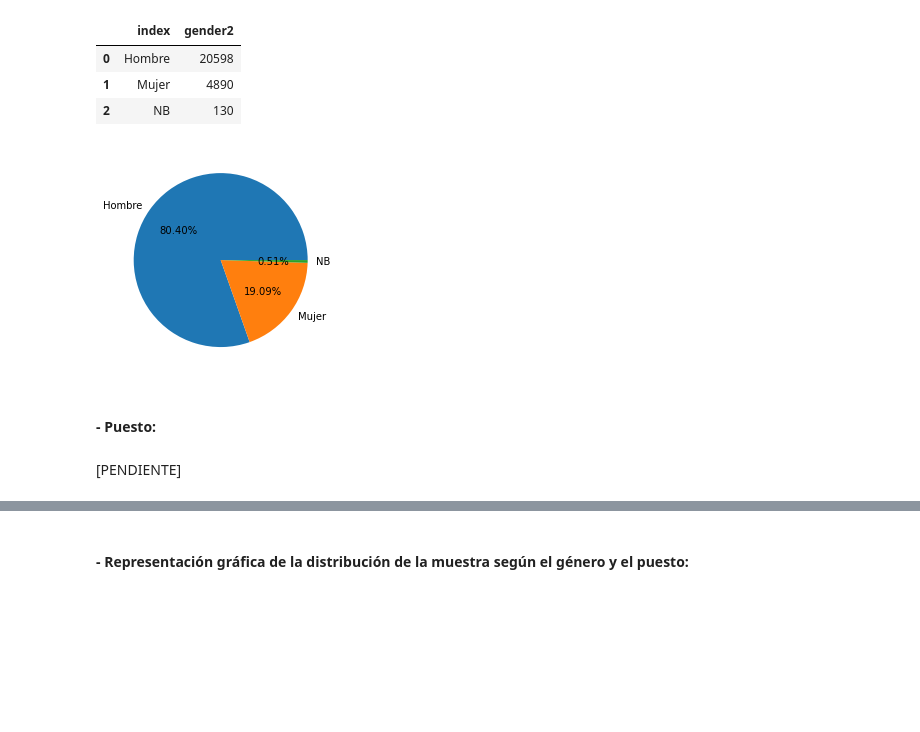
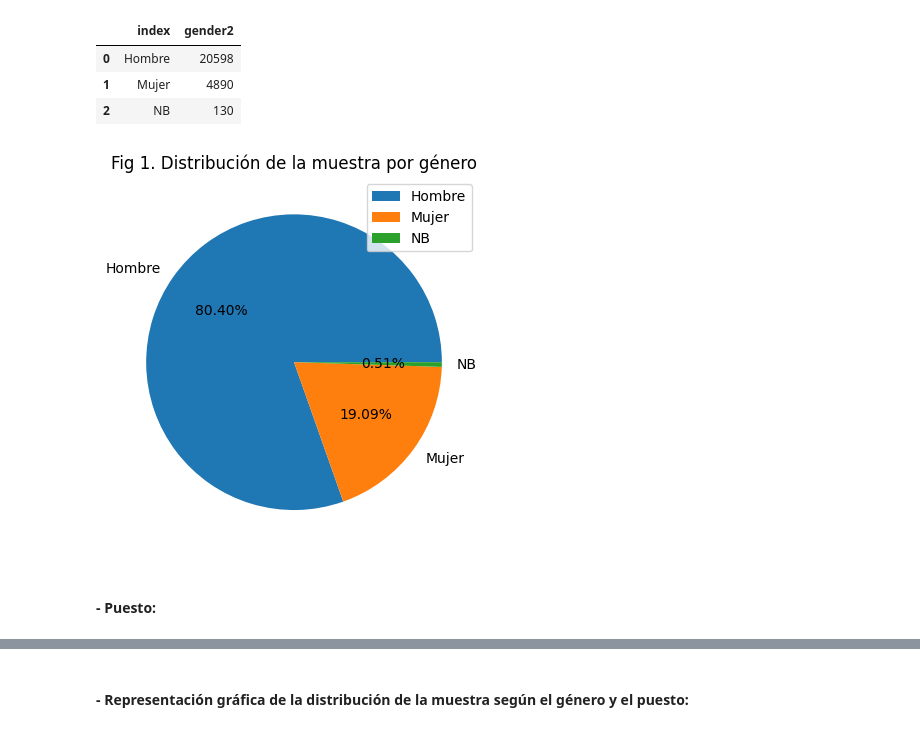
Before and after one commit to Adalab/project-da-promo-c-module-2-team-1, a Jupyter notebook: code/puesto-gadea.ipynb, the cells around one changed output, grey strips where cells are left out. Saved outputs shown, nothing was run; the diff lists cells and outputs as text; code cells hidden in the pictures; blank space fills up the shorter version.

```diff
--- a/code/puesto-gadea.ipynb
+++ b/code/puesto-gadea.ipynb
@@ -144,10 +146,10 @@ gender2
 # %%
 plt.figure()
 plt.pie(gender2['gender2'], labels=gender2['index'], autopct='%1.2f%%')
+plt.legend(gender2['index'])
+plt.title('Fig 1. Distribución de la muestra por género')
 plt.show();
 # %% [output]
-[figure, old version]
+[figure, new version]
 # %% [markdown]
 #### - Puesto:
-# %% [markdown]
-[PENDIENTE]
```
Also changed, not shown: parts of 7 cells of this notebook.
